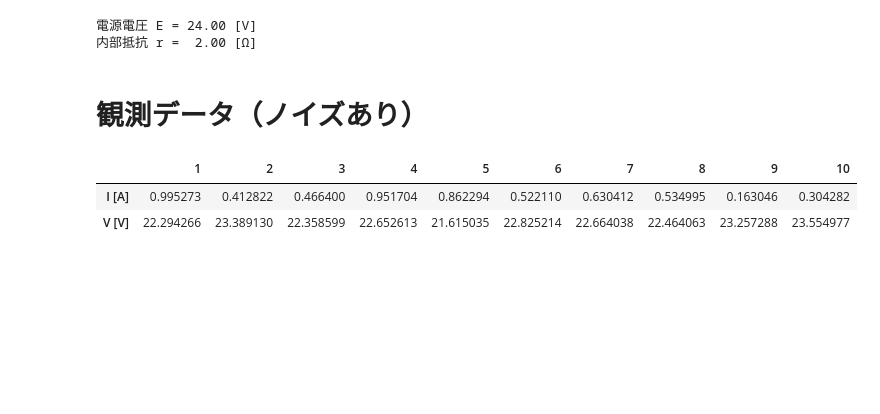
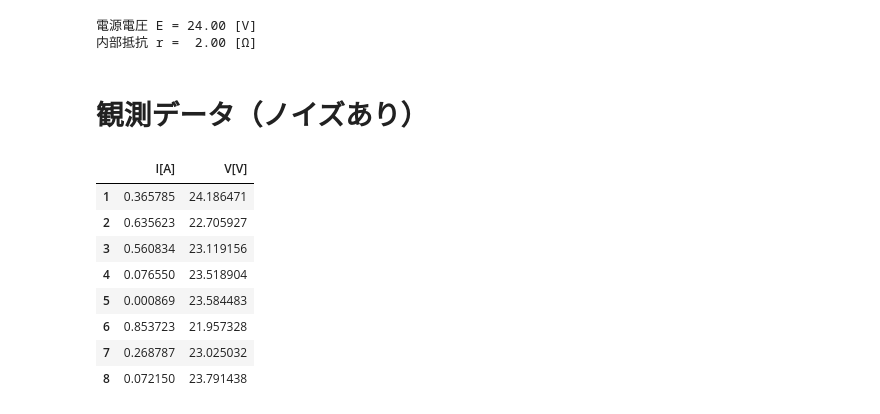
Before and after one commit to msiplab/EicEngLabIV, a Jupyter notebook: linear_regression.ipynb, the cells around one changed output. Drawn from its saved outputs; the diff is of its cells as text; code cells hidden in the pictures; blank space fills up the shorter version.

```diff
--- a/linear_regression.ipynb
+++ b/linear_regression.ipynb
@@ -95,23 +90,29 @@ print("内部抵抗 r = {0:5.2f} [Ω]".format(beta[1]))
 # 観測データ（ノイズあり）
 # %%
 # 観測点数
-nSamples = 10
+nSamples = 8
 # 出力電流
 current_observations = np.random.rand(nSamples)
 # 観測誤差
 nsigma = 0.5
 noise = nsigma*np.random.randn(nSamples)
 # 負荷電圧
 load_voltages = load_voltage(current_observations)+noise
 #観測データの表
-dataset = pd.DataFrame([current_observations,load_voltages],
-                       columns = list(range(1,len(current_observations)+1)),
-                       index=['I [A]','V [V]'])
+dataset = pd.DataFrame({'I[A]':current_observations,
+                        'V[V]':load_voltages})
+dataset.index += 1 # インデックスを1から付与
 display(dataset)
 # %% [output]
-|  | 1 | 2 | 3 | 4 | 5 | 6 | 7 | 8 | 9 | 10 |
-| I [A] | 0.995273 | 0.412822 | 0.466400 | 0.951704 | 0.862294 | 0.522110 | 0.630412 | 0.534995 | 0.163046 | 0.304282 |
-| V [V] | 22.294266 | 23.389130 | 22.358599 | 22.652613 | 21.615035 | 22.825214 | 22.664038 | 22.464063 | 23.257288 | 23.554977 |
+|  | I[A] | V[V] |
+| 1 | 0.365785 | 24.186471 |
+| 2 | 0.635623 | 22.705927 |
+| 3 | 0.560834 | 23.119156 |
+| 4 | 0.076550 | 23.518904 |
+| 5 | 0.000869 | 23.584483 |
+| 6 | 0.853723 | 21.957328 |
+| 7 | 0.268787 | 23.025032 |
+| 8 | 0.072150 | 23.791438 |
 # %%
 #散布図の表示
 fig, ax = plt.subplots()
```
Also changed, not shown: parts of 9 cells of this notebook.
